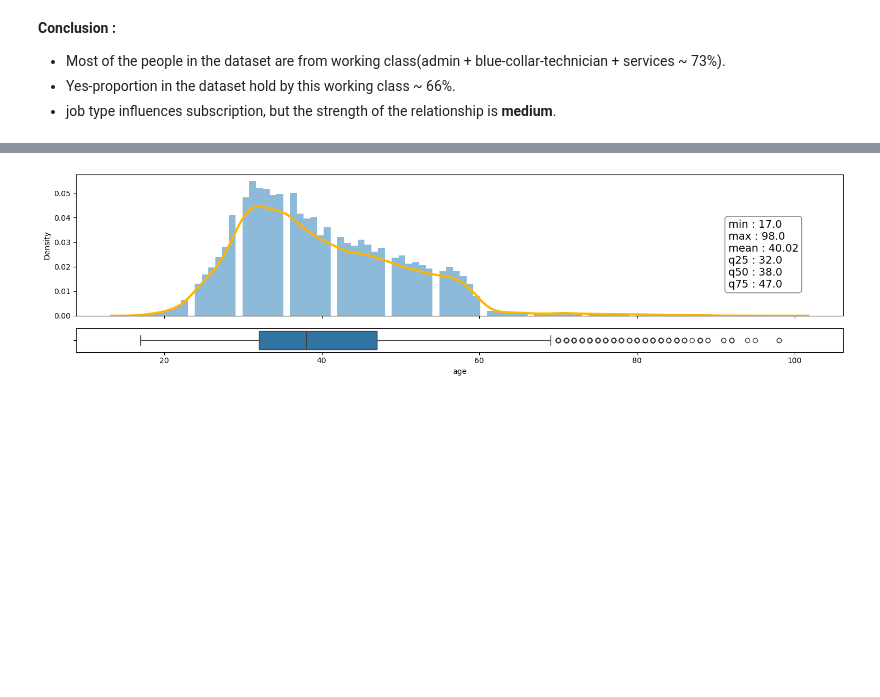
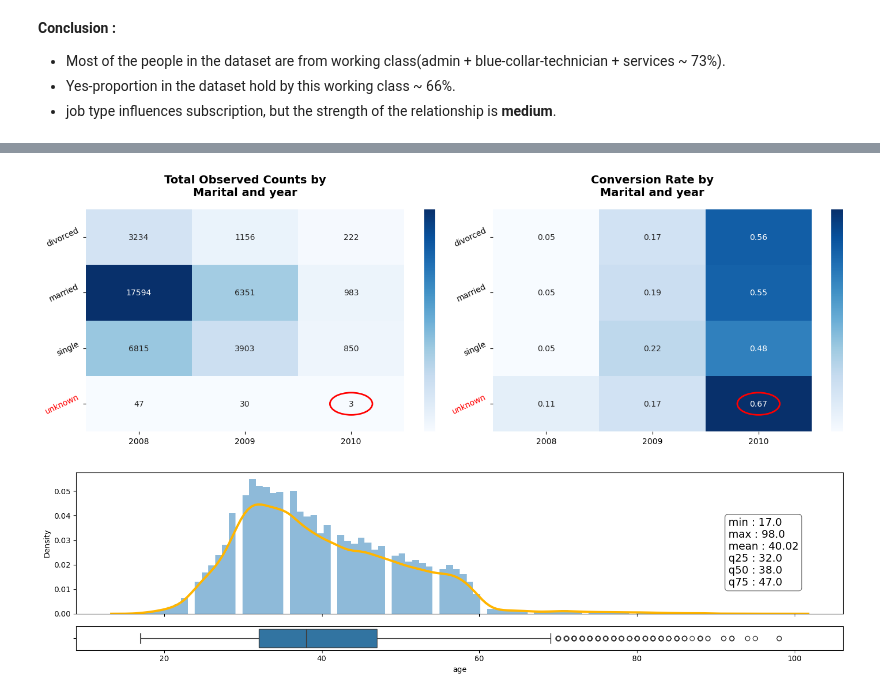
Before and after one commit to annugit1655/Bank-TeleMarketing, a Jupyter notebook: notebooks/bank-client-eda-term-deposit.ipynb, the cells around one changed output, grey strips where cells are left out. Saved outputs shown, nothing was run; the diff lists cells and outputs as text; code cells hidden in the pictures; blank space fills up the shorter version.

```diff
--- a/notebooks/bank-client-eda-term-deposit.ipynb
+++ b/notebooks/bank-client-eda-term-deposit.ipynb
@@ -259,20 +259,22 @@ def univariate_analysis_categorical_var(df, categorical_var, display_name):
     return total_counts, fig
 # %%
 # Bivariate Analysis with Heatmaps
-def plot_heatmap_bivariate_analysis(df, var1, var2, y_binary):
+def plot_heatmap_bivariate_analysis(df, feature_var, seasonal_var, y_binary, fig=None, ax=None):
     """Plot heatmap for total observed and yes counts for given variables."""
     # Total counts
-    total_counts = pd.crosstab(df[var1], df[var2], values=df[y_binary], aggfunc='count')
+    total_counts = pd.crosstab(df[feature_var], df[seasonal_var], values=df[y_binary], aggfunc='count')
     # Yes counts
-    yes_counts = pd.crosstab(df[var1], df[var2], values=df[y_binary], aggfunc='mean').round(2)
+    yes_counts = pd.crosstab(df[feature_var], df[seasonal_var], values=df[y_binary], aggfunc='mean').round(2)
 
     # Plot heatmap
-    fig, ax = plt.subplots(1, 2, figsize=(15, 5))
+    if fig is None or ax is None:
+        fig, ax = plt.subplots(1, 2, figsize=(15, 5))
+
     # Total observed heatmap
     scatter = sns.heatmap(total_counts, annot=True, fmt='d', cmap='Blues', cbar=True, ax=ax[0])
     colorbar = scatter.collections[0].colorbar
     colorbar.set_ticks([])
-    ax[0].set_title(f'Total Observed Counts by\n{var1} and {var2}', fontsize=14, fontweight='bold', y=1.04)
+    ax[0].set_title(f'Total Observed Counts by\n{feature_var.capitalize()} and {seasonal_var}', fontsize=14, fontweight='bold', y=1.04)
     ax[0].tick_params(axis='y', rotation=25)
     ax[0].set_ylabel('')
     ax[0].set_xlabel('')
@@ -281,16 +283,15 @@ def plot_heatmap_bivariate_analysis(df, var1, var2, y_binary):
     heat_map = sns.heatmap(yes_counts, annot=True, fmt='.2f', cmap='Blues', cbar=True, ax=ax[1])
     colorbar = heat_map.collections[0].colorbar
     colorbar.set_ticks([])
-    ax[1].set_title(f'Conversion Rate by\n{var1} and {var2}', fontsize=14, fontweight='bold', y=1.04)
+    ax[1].set_title(f'Conversion Rate by\n{feature_var.capitalize()} and {seasonal_var}', fontsize=14, fontweight='bold', y=1.04)
     ax[1].tick_params(axis='y', rotation=25)
     ax[1].set_ylabel('')
     ax[1].set_xlabel('')
 
     plt.tight_layout()
     plt.subplots_adjust(wspace=0.3, hspace=0.3)
-    plt.show()
 
-    return total_counts, yes_counts, fig
+    return fig, ax
 # %%
 # Cumulative proportion of total contact and yes responses
 def plot_cumsum_total_yes_response(df, feature_var, cumsum_total_var, cumsum_yes_var, fig=None, ax=None):
@@ -429,3 +439,20 @@ plot_odd_ratio_table(tele_df, 'job', 'y', 'admin.')
+# %%
+fig, ax = plt.subplots(1, 2, figsize=(15, 5))
+plot_heatmap_bivariate_analysis(tele_df, 'marital', 'year', 'y_binary', fig, ax)
+
+ax[0].add_artist(plt.Circle(xy=(2.5, 3.5), radius=0.2, color='red', fill=False, lw=2))
+ax[1].add_artist(plt.Circle(xy=(2.5, 3.5), radius=0.2, color='red', fill=False, lw=2))
+
+for tick1, tick2 in zip(ax[0].get_yticklabels(), ax[1].get_yticklabels()):
+    if tick1.get_text() == 'unknown':
+        tick1.set_color('red')
+    if tick2.get_text() == 'unknown':
+        tick2.set_color('red')
+
+plt.tight_layout()
+plt.show()
+# %% [output]
+[figure, added]
 # %%
 fig, ax = plt.subplots(2, 1, sharex=True, figsize=(15, 4), gridspec_kw={'height_ratios':[3, 0.5]})
 sns.histplot(client_df['age'], stat='density', kde=True, lw=0, ax=ax[0]);
```
Also changed, not shown: parts of 5 cells of this notebook.
